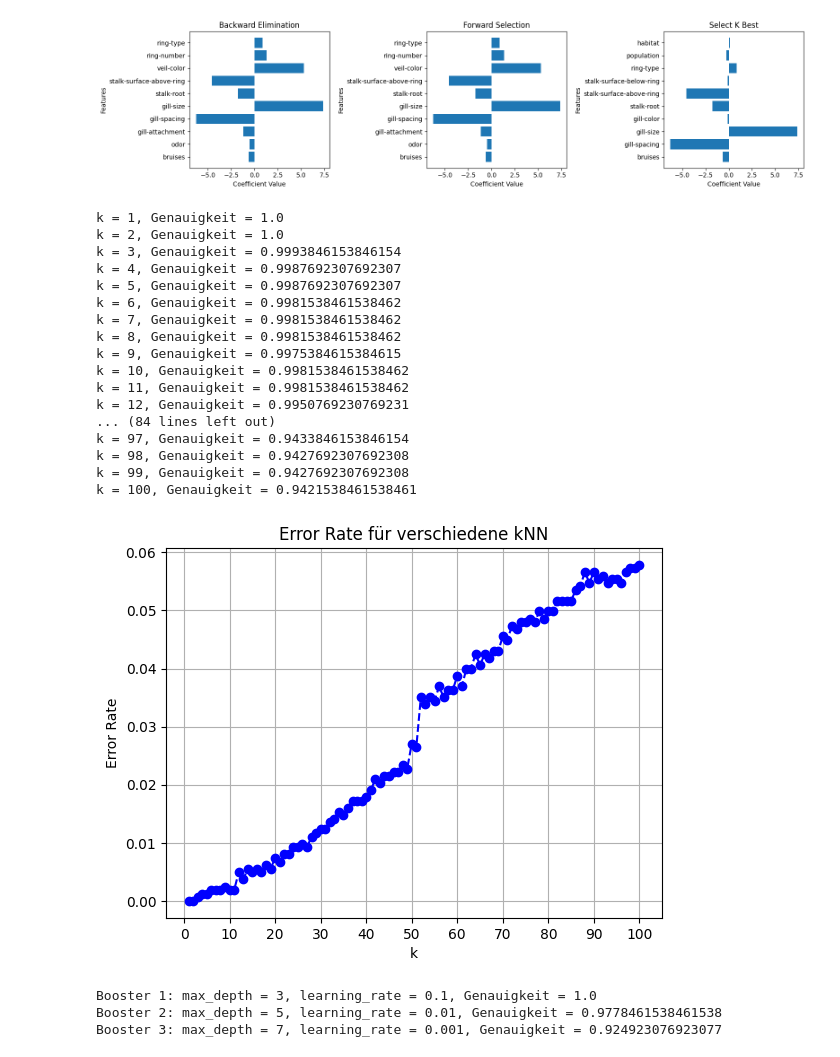
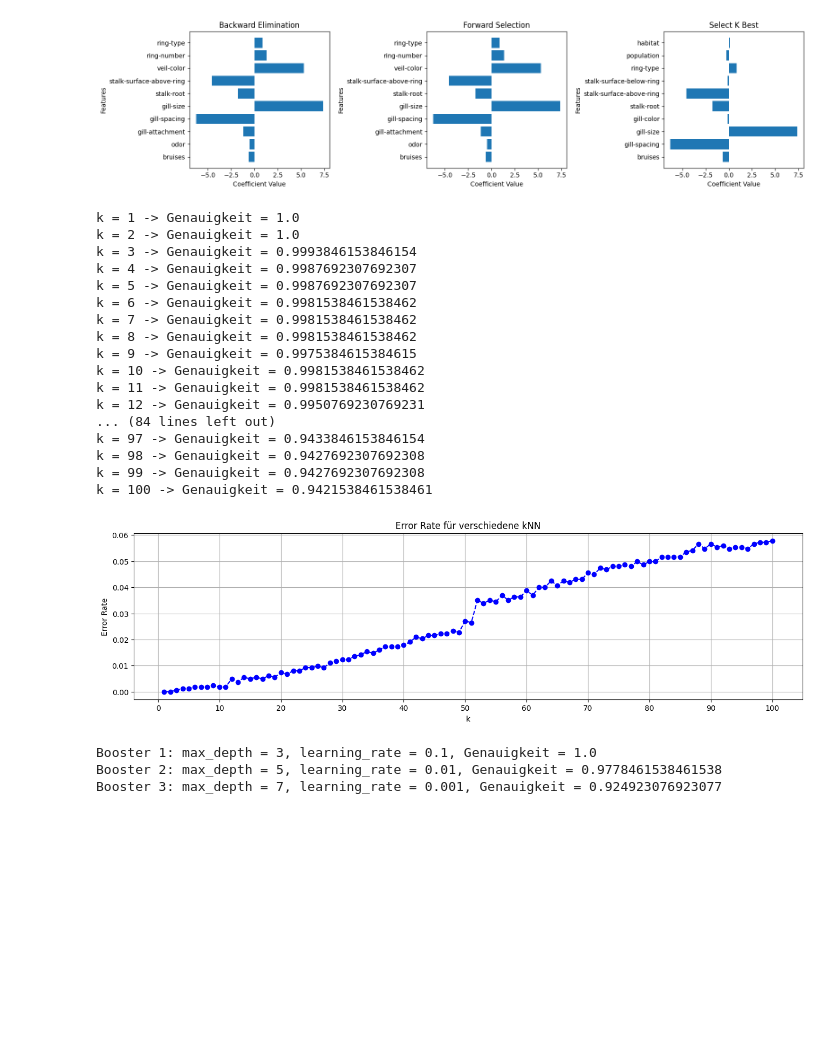
Before and after one commit to Julian-wi22060/DataExplorationProject, a Jupyter notebook: Marquardt.ipynb, the cells around one changed output. Cells and saved outputs as stored; diff of their text form; code cells hidden in the pictures; blank space fills up the shorter version.

```diff
--- a/Marquardt.ipynb
+++ b/Marquardt.ipynb
@@ -352,39 +350,39 @@ for k in k_values:
 
 # Ausgabe der Genauigkeiten für jeden k-Wert
 for k, accuracy in zip(k_values, accuracies):
-    print(f"k = {k}, Genauigkeit = {accuracy}")
+    print(f"k = {k} -> Genauigkeit = {accuracy}")
 # %% [output]
-k = 1, Genauigkeit = 1.0
-k = 2, Genauigkeit = 1.0
-k = 3, Genauigkeit = 0.9993846153846154
-k = 4, Genauigkeit = 0.9987692307692307
-k = 5, Genauigkeit = 0.9987692307692307
-k = 6, Genauigkeit = 0.9981538461538462
-k = 7, Genauigkeit = 0.9981538461538462
-k = 8, Genauigkeit = 0.9981538461538462
-k = 9, Genauigkeit = 0.9975384615384615
-k = 10, Genauigkeit = 0.9981538461538462
-k = 11, Genauigkeit = 0.9981538461538462
-k = 12, Genauigkeit = 0.9950769230769231
+k = 1 -> Genauigkeit = 1.0
+k = 2 -> Genauigkeit = 1.0
+k = 3 -> Genauigkeit = 0.9993846153846154
+k = 4 -> Genauigkeit = 0.9987692307692307
+k = 5 -> Genauigkeit = 0.9987692307692307
+k = 6 -> Genauigkeit = 0.9981538461538462
+k = 7 -> Genauigkeit = 0.9981538461538462
+k = 8 -> Genauigkeit = 0.9981538461538462
+k = 9 -> Genauigkeit = 0.9975384615384615
+k = 10 -> Genauigkeit = 0.9981538461538462
+k = 11 -> Genauigkeit = 0.9981538461538462
+k = 12 -> Genauigkeit = 0.9950769230769231
 ... (84 lines left out)
-k = 97, Genauigkeit = 0.9433846153846154
-k = 98, Genauigkeit = 0.9427692307692308
-k = 99, Genauigkeit = 0.9427692307692308
-k = 100, Genauigkeit = 0.9421538461538461
+k = 97 -> Genauigkeit = 0.9433846153846154
+k = 98 -> Genauigkeit = 0.9427692307692308
+k = 99 -> Genauigkeit = 0.9427692307692308
+k = 100 -> Genauigkeit = 0.9421538461538461
 # %%
 # Plot der Error-Rate für jedes k
+plt.figure(figsize=(16, 4))
 plt.plot(k_values, [1 - accuracy for accuracy in accuracies], marker='o', linestyle='--', color='b')
 plt.title('Error Rate für verschiedene kNN')
 plt.xlabel('k')
 plt.ylabel('Error Rate')
 
 # Setzen der x-Achsen-Beschriftung in Schritten
 plt.xticks(range(0, 101, 10))
-
 plt.grid(True)
 plt.show()
 # %% [output]
-[figure, old version]
+[figure, new version]
 # %%
 '''
 XGBoost und Error-Rate für jeden Booster
```
Also changed, not shown: parts of 2 cells of this notebook.
